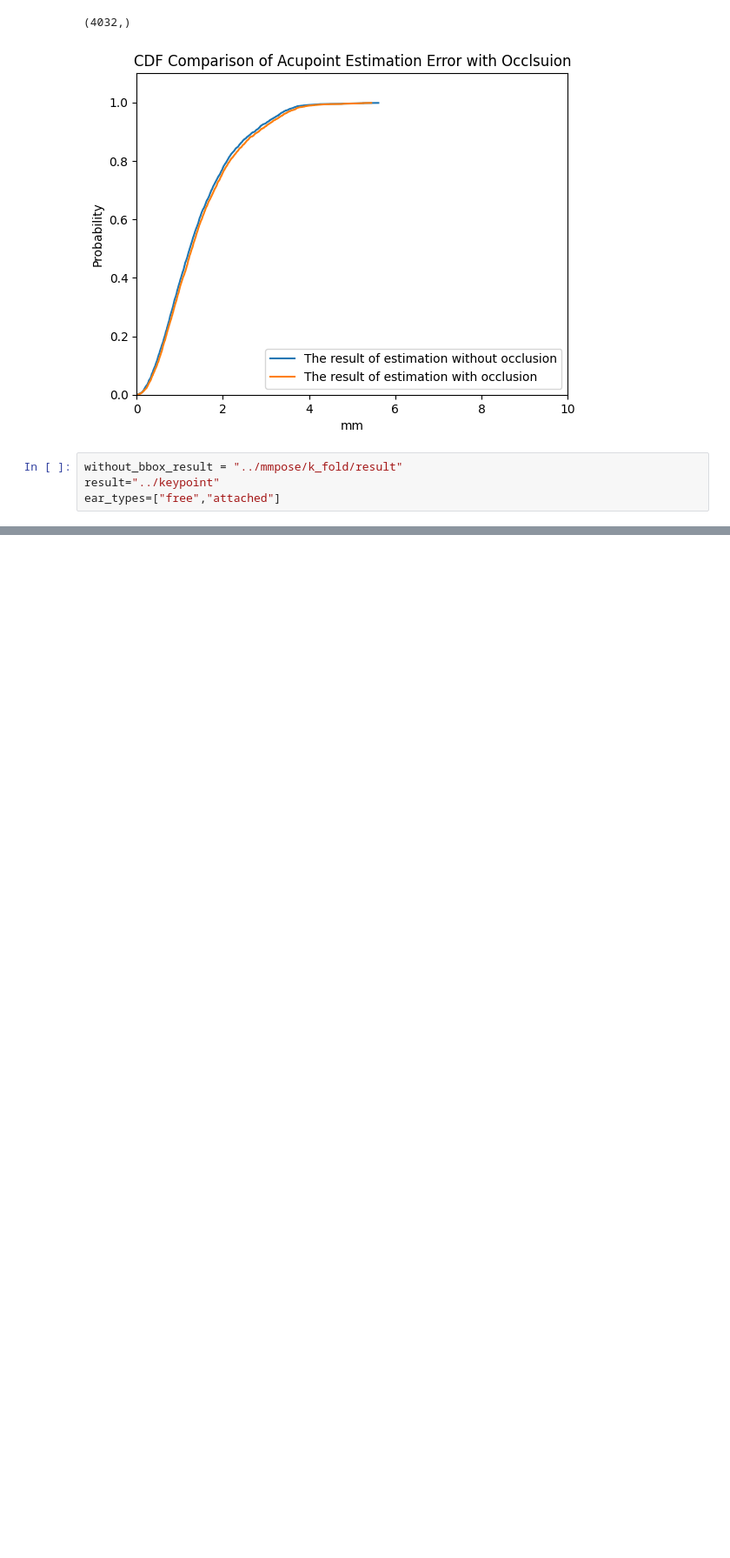
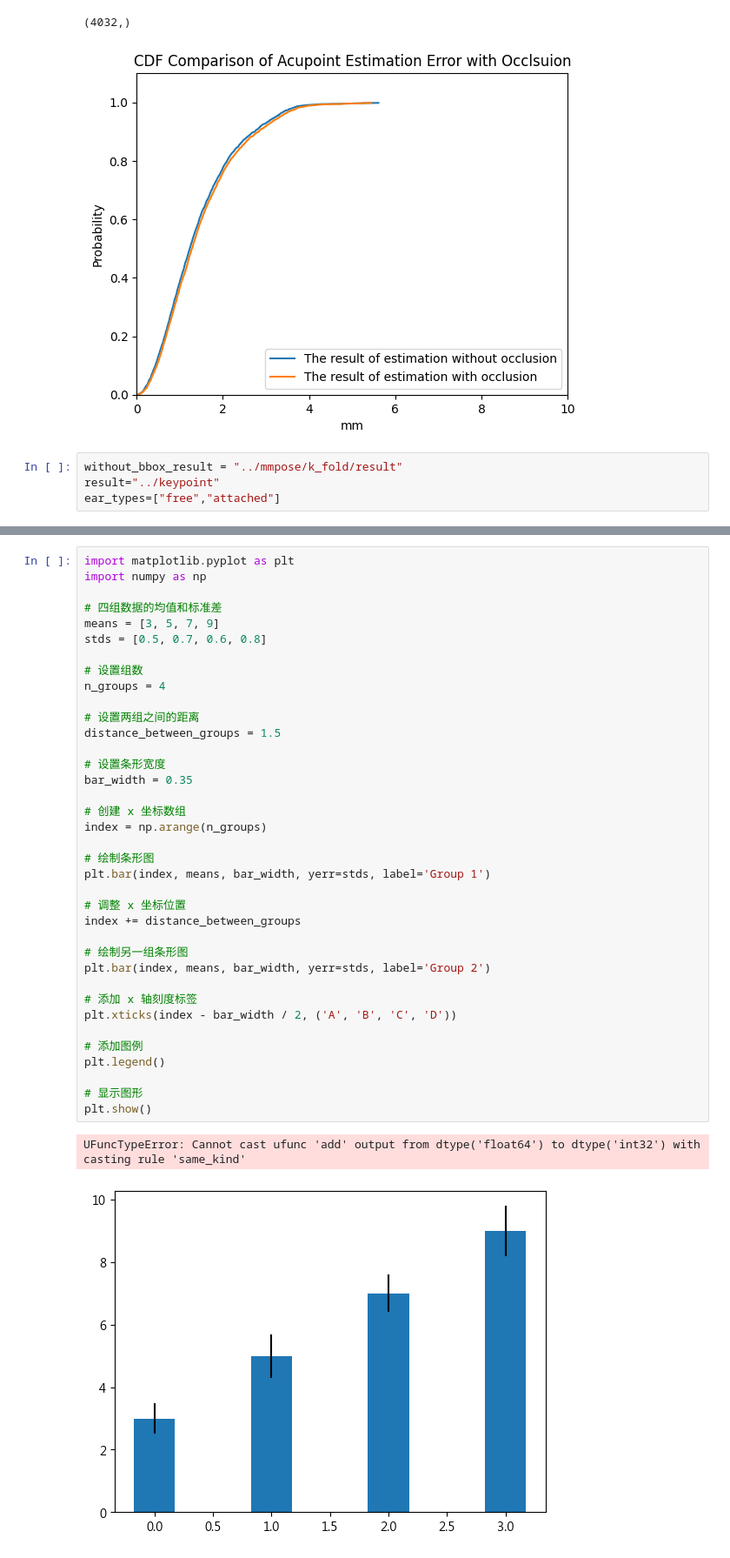
Before and after one commit to kdavidlp123/Thesis, a Jupyter notebook: code/CDF.ipynb, the cells around one changed output, grey strips where cells are left out. Shown at 87% size. Cells and saved outputs as stored; diff of their text form; blank space fills up the shorter version.

```diff
--- a/code/CDF.ipynb
+++ b/code/CDF.ipynb
@@ -129,0 +308,40 @@ for ear_type in ear_types:
+# %%
+import matplotlib.pyplot as plt
+import numpy as np
+
+# 四组数据的均值和标准差
+means = [3, 5, 7, 9]
+stds = [0.5, 0.7, 0.6, 0.8]
+
+# 设置组数
+n_groups = 4
+
+# 设置两组之间的距离
+distance_between_groups = 1.5
+
+# 设置条形宽度
+bar_width = 0.35
+
+# 创建 x 坐标数组
+index = np.arange(n_groups)
+
+# 绘制条形图
+plt.bar(index, means, bar_width, yerr=stds, label='Group 1')
+
+# 调整 x 坐标位置
+index += distance_between_groups
+
+# 绘制另一组条形图
+plt.bar(index, means, bar_width, yerr=stds, label='Group 2')
+
+# 添加 x 轴刻度标签
+plt.xticks(index - bar_width / 2, ('A', 'B', 'C', 'D'))
+
+# 添加图例
+plt.legend()
+
+# 显示图形
+plt.show()
+# %% [output]
+UFuncTypeError: Cannot cast ufunc 'add' output from dtype('float64') to dtype('int32') with casting rule 'same_kind'
+[figure, added]
```
Also changed, not shown: parts of 6 cells of this notebook, 12 other files.
